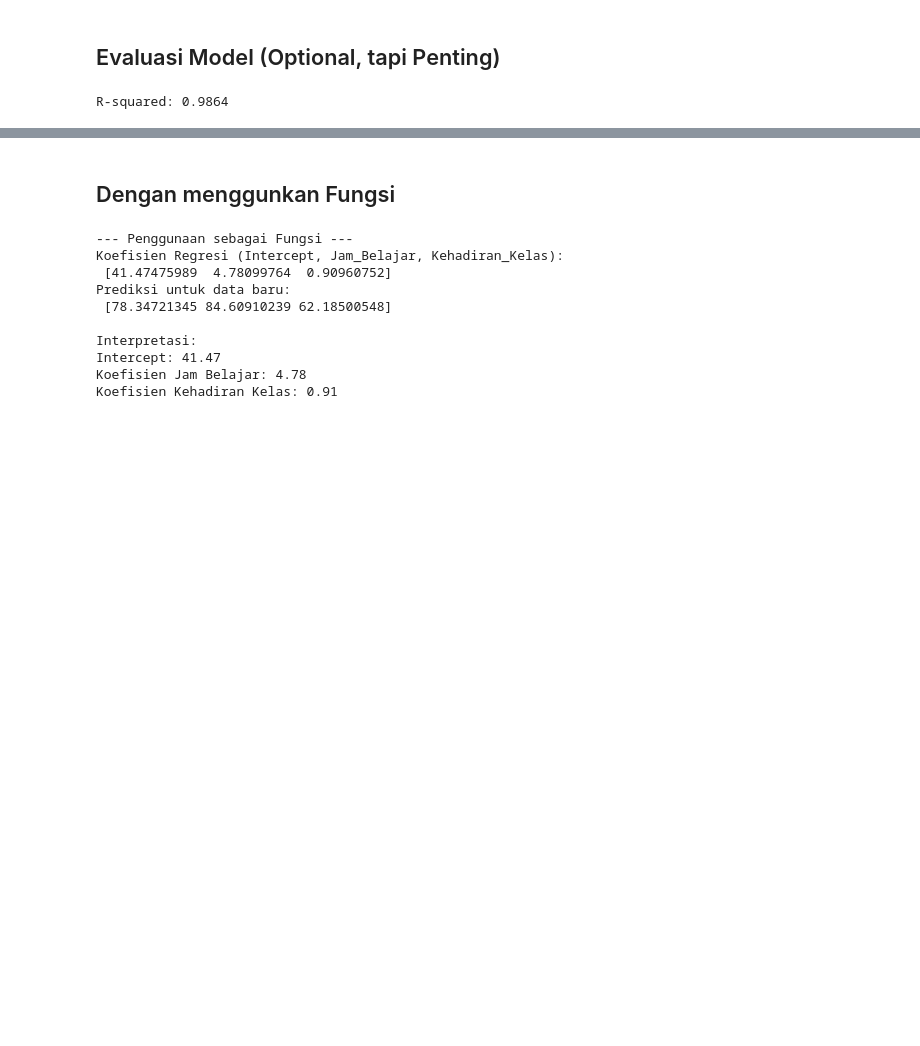
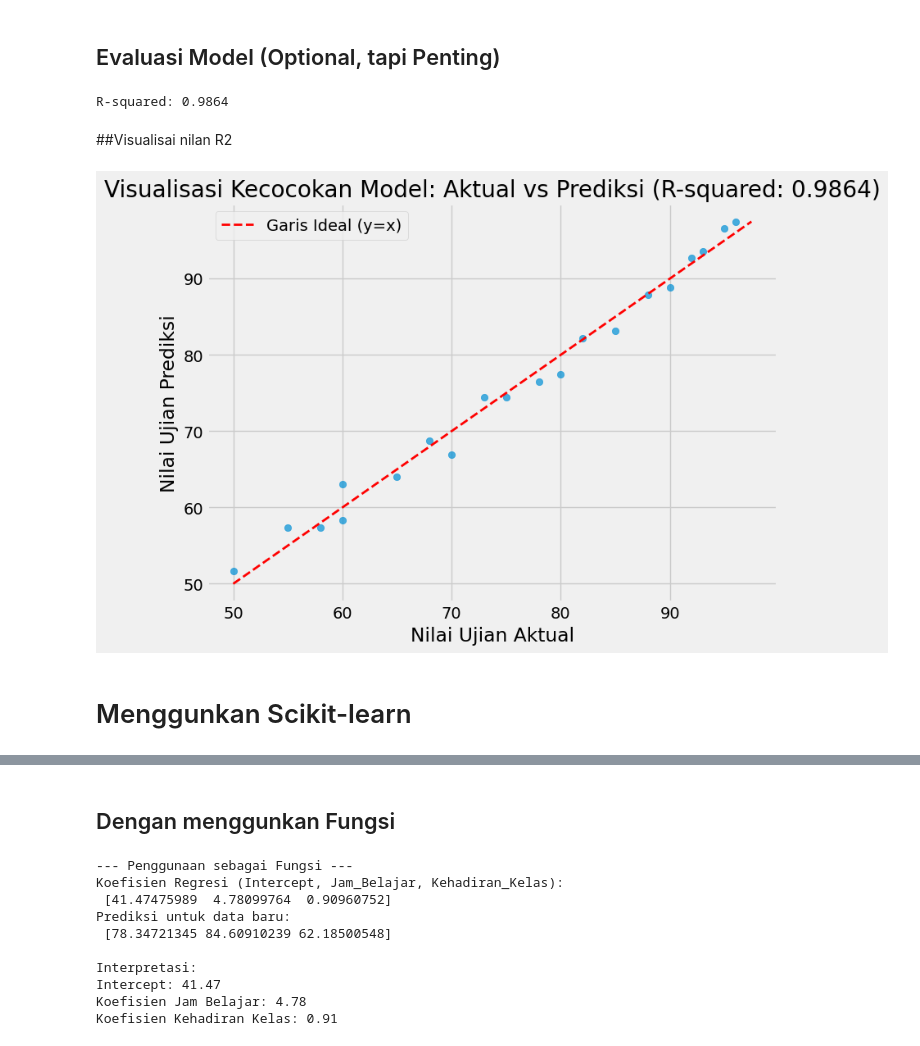
Before and after one commit to ihyaulumuddin044/Pengantar_ML, a Jupyter notebook: modules/multiple_linear_regression/multiple_linear_regression_from_scratch_.ipynb, the cells around one changed output, grey strips where cells are left out. Saved outputs shown, nothing was run; the diff lists cells and outputs as text; code cells hidden in the pictures; blank space fills up the shorter version.

```diff
--- a/modules/multiple_linear_regression/multiple_linear_regression_from_scratch_.ipynb
+++ b/modules/multiple_linear_regression/multiple_linear_regression_from_scratch_.ipynb
@@ -152,3 +256,53 @@ R_squared = 1 - (SSR / SST)
 print(f"\nR-squared: {R_squared:.4f}")
 # %% [output]
 R-squared: 0.9864
+# %% [markdown]
+##Visualisai nilan R2
+# %%
+# Asumsikan Y dan Y_pred sudah terdefinisi dari sel sebelumnya
+# Y: nilai aktual Nilai_Ujian
+# Y_pred: nilai Nilai_Ujian yang diprediksi oleh model OLS manual
+
+# Jika Y atau Y_pred belum ada, Anda perlu menjalankan sel sebelumnya yang menghitungnya.
+# Contoh (jika perlu):
+# Y = df['Nilai_Ujian'].values.reshape(-1,1)
+# X_raw = df[['Kehadiran_Kelas','Jam_Belajar']].values
+# X = np.concatenate((np.ones((X_raw.shape[0], 1)), X_raw), axis=1)
+# # Asumsikan betas sudah dihitung dari sel sebelumnya
+# if 'betas' in locals():
+#     Y_pred = np.dot(X, betas)
+# else:
+#     print("Variabel 'betas' belum terdefinisi. Harap jalankan sel perhitungan koefisien regresi terlebih dahulu.")
+#     Y_pred = None
+
+
+if 'Y' in locals() and 'Y_pred' in locals() and Y_pred is not None:
+    # Hitung ulang R-squared untuk memastikan nilainya tersedia
+    Y_mean = np.mean(Y)
+    SST = np.sum((Y - Y_mean)**2)
+    SSR = np.sum((Y - Y_pred)**2)
+    # Hindari pembagian dengan nol jika SST adalah nol (kasus data konstan)
+    R_squared = 1 - (SSR / SST) if SST != 0 else 1.0
+
+
+    plt.figure(figsize=(8, 6))
+    plt.scatter(Y, Y_pred, alpha=0.7) # Plot nilai Aktual vs Prediksi
+    plt.xlabel("Nilai Ujian Aktual")
+    plt.ylabel("Nilai Ujian Prediksi")
+    # Tambahkan nilai R-squared ke judul
+    plt.title(f"Visualisasi Kecocokan Model: Aktual vs Prediksi (R-squared: {R_squared:.4f})")
+
+    # Tambahkan garis diagonal y=x untuk referensi (model sempurna)
+    min_val = min(Y.min(), Y_pred.min())
+    max_val = max(Y.max(), Y_pred.max())
+    plt.plot([min_val, max_val], [min_val, max_val], color='red', linestyle='--', lw=2, label='Garis Ideal (y=x)')
+
+    plt.legend()
+    plt.grid(True)
+    plt.show()
+else:
+    print("Variabel 'Y' atau 'Y_pred' belum terdefinisi. Harap jalankan sel-sel perhitungan regresi terlebih dahulu.")
+# %% [output]
+[figure, added]
+# %% [markdown]
+# Menggunkan Scikit-learn
```
Also changed, not shown: parts of 8 cells of this notebook.
